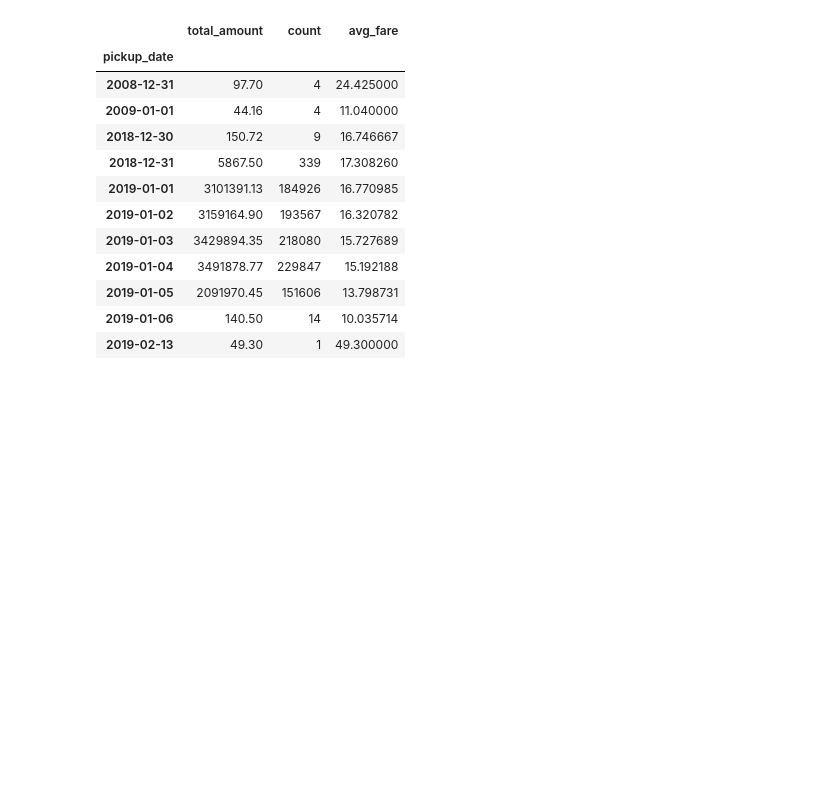
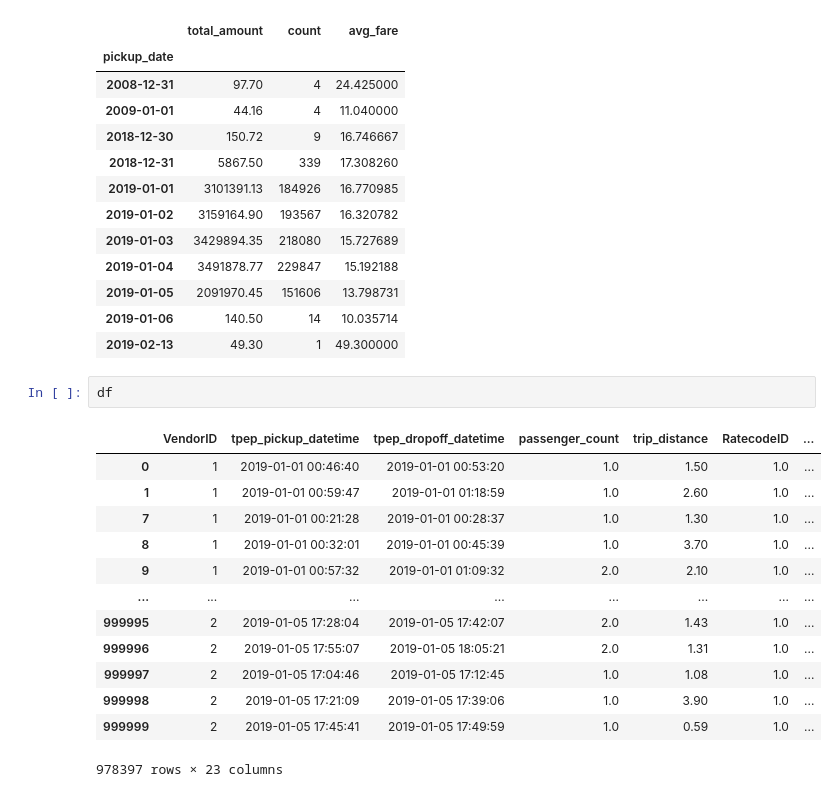
Before and after one commit to ronylpatil/ETL-Pipeline, a Jupyter notebook: notebooks/preprocessing.ipynb, the cells around one changed output. Drawn from its saved outputs; the diff is of its cells as text; blank space fills up the shorter version.

```diff
--- a/notebooks/preprocessing.ipynb
+++ b/notebooks/preprocessing.ipynb
@@ -233,3 +233,19 @@ agg
 | 2019-01-05 | 2091970.45 | 151606 | 13.798731 |
 | 2019-01-06 | 140.50 | 14 | 10.035714 |
 | 2019-02-13 | 49.30 | 1 | 49.300000 |
+# %%
+df
+# %% [output]
+|  | VendorID | tpep_pickup_datetime | tpep_dropoff_datetime | passenger_count | trip_distance | RatecodeID | ... |
+| 0 | 1 | 2019-01-01 00:46:40 | 2019-01-01 00:53:20 | 1.0 | 1.50 | 1.0 | ... |
+| 1 | 1 | 2019-01-01 00:59:47 | 2019-01-01 01:18:59 | 1.0 | 2.60 | 1.0 | ... |
+| 7 | 1 | 2019-01-01 00:21:28 | 2019-01-01 00:28:37 | 1.0 | 1.30 | 1.0 | ... |
+| 8 | 1 | 2019-01-01 00:32:01 | 2019-01-01 00:45:39 | 1.0 | 3.70 | 1.0 | ... |
+| 9 | 1 | 2019-01-01 00:57:32 | 2019-01-01 01:09:32 | 2.0 | 2.10 | 1.0 | ... |
+| ... | ... | ... | ... | ... | ... | ... | ... |
+| 999995 | 2 | 2019-01-05 17:28:04 | 2019-01-05 17:42:07 | 2.0 | 1.43 | 1.0 | ... |
+| 999996 | 2 | 2019-01-05 17:55:07 | 2019-01-05 18:05:21 | 2.0 | 1.31 | 1.0 | ... |
+| 999997 | 2 | 2019-01-05 17:04:46 | 2019-01-05 17:12:45 | 1.0 | 1.08 | 1.0 | ... |
+| 999998 | 2 | 2019-01-05 17:21:09 | 2019-01-05 17:39:06 | 1.0 | 3.90 | 1.0 | ... |
+| 999999 | 2 | 2019-01-05 17:45:41 | 2019-01-05 17:49:59 | 1.0 | 0.59 | 1.0 | ... |
+978397 rows × 23 columns
```
Also changed, not shown: parts of 10 cells of this notebook, 3 other files.
